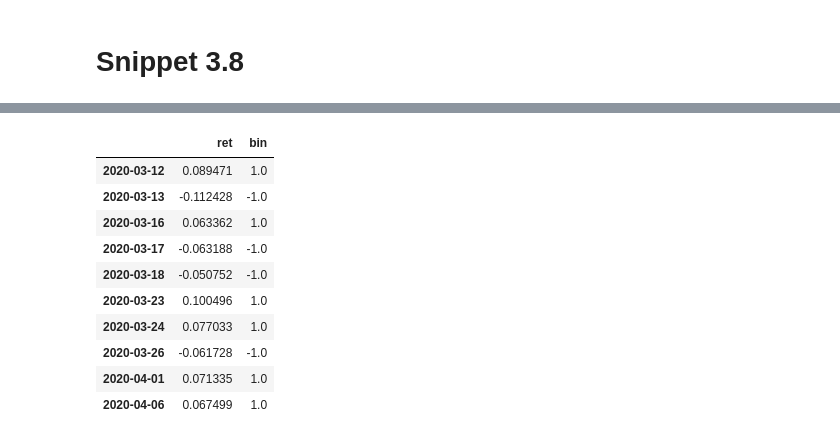
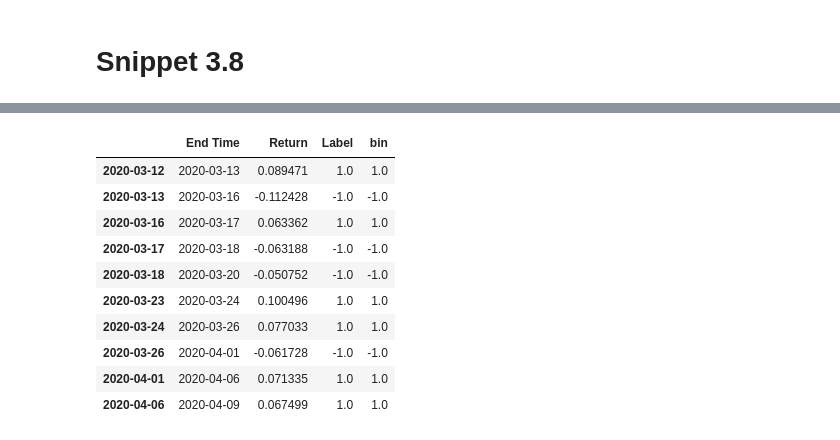
Before and after one commit to RiskLabAI/Notebooks.py, a Jupyter notebook: data/labeling/Labeling-py.ipynb, the cells around one changed output, grey strips where cells are left out. Saved outputs shown, nothing was run; the diff lists cells and outputs as text; code cells hidden in the pictures.

Commit message:
labeling

```diff
--- a/data/labeling/Labeling-py.ipynb
+++ b/data/labeling/Labeling-py.ipynb
@@ -185,6 +246,6 @@ out3.head()
 # %% [markdown]
 # Snippet 3.6
 # %%
-events3 = eventsMeta(close, timeevents, ptsl = [1,1], target = stds, returnMin = 0.04, numThreads = 1, timestamp = t1)
+events3 = meta_events(close, timeevents, ptsl = [1,1], target = stds, return_min = 0.04, num_threads = 1, timestamp = timestamp)
 events3.head()
 # %% [output]
@@ -197,6 +258,6 @@ events3.head()
 # %% [markdown]
 # Snippet 3.7
 # %%
-out4 = labelMeta(events3, close)
+out4 = meta_labeling(events3, close)
 out4.head()
 # %% [output]
@@ -209,2 +270,14 @@ out4.head()
 # %% [markdown]
 # Snippet 3.8
+# %%
+def create_bin_column(events: pd.DataFrame) -> pd.DataFrame:
+    # Assuming 'ret' (return) is a column in your DataFrame, create a binary column
+    events['bin'] = np.sign(events['Return'])
+    return events
+
+# Example: Creating 'bin' column for out4 before calling drop_label
+out4 = create_bin_column(out4)
+
+# Now you can safely call drop_label
+events4 = drop_label(out4, percent_min=0.05)
+events4.head(10)
@@ -211,15 +296,15 @@ out4.head()
 # %%
-events4 = dropLabel(out4, percentMin = 0.05)
+events4 = drop_label(out4, percent_min = 0.05)
 events4.head(10)
 # %% [output]
-|  | ret | bin |
-| 2020-03-12 | 0.089471 | 1.0 |
-| 2020-03-13 | -0.112428 | -1.0 |
-| 2020-03-16 | 0.063362 | 1.0 |
-| 2020-03-17 | -0.063188 | -1.0 |
-| 2020-03-18 | -0.050752 | -1.0 |
-| 2020-03-23 | 0.100496 | 1.0 |
-| 2020-03-24 | 0.077033 | 1.0 |
-| 2020-03-26 | -0.061728 | -1.0 |
-| 2020-04-01 | 0.071335 | 1.0 |
-| 2020-04-06 | 0.067499 | 1.0 |
+|  | End Time | Return | Label | bin |
+| 2020-03-12 | 2020-03-13 | 0.089471 | 1.0 | 1.0 |
+| 2020-03-13 | 2020-03-16 | -0.112428 | -1.0 | -1.0 |
+| 2020-03-16 | 2020-03-17 | 0.063362 | 1.0 | 1.0 |
+| 2020-03-17 | 2020-03-18 | -0.063188 | -1.0 | -1.0 |
+| 2020-03-18 | 2020-03-20 | -0.050752 | -1.0 | -1.0 |
+| 2020-03-23 | 2020-03-24 | 0.100496 | 1.0 | 1.0 |
+| 2020-03-24 | 2020-03-26 | 0.077033 | 1.0 | 1.0 |
+| 2020-03-26 | 2020-04-01 | -0.061728 | -1.0 | -1.0 |
+| 2020-04-01 | 2020-04-06 | 0.071335 | 1.0 | 1.0 |
+| 2020-04-06 | 2020-04-09 | 0.067499 | 1.0 | 1.0 |
```
Also changed, not shown: parts of 30 cells of this notebook, 2 other files.
